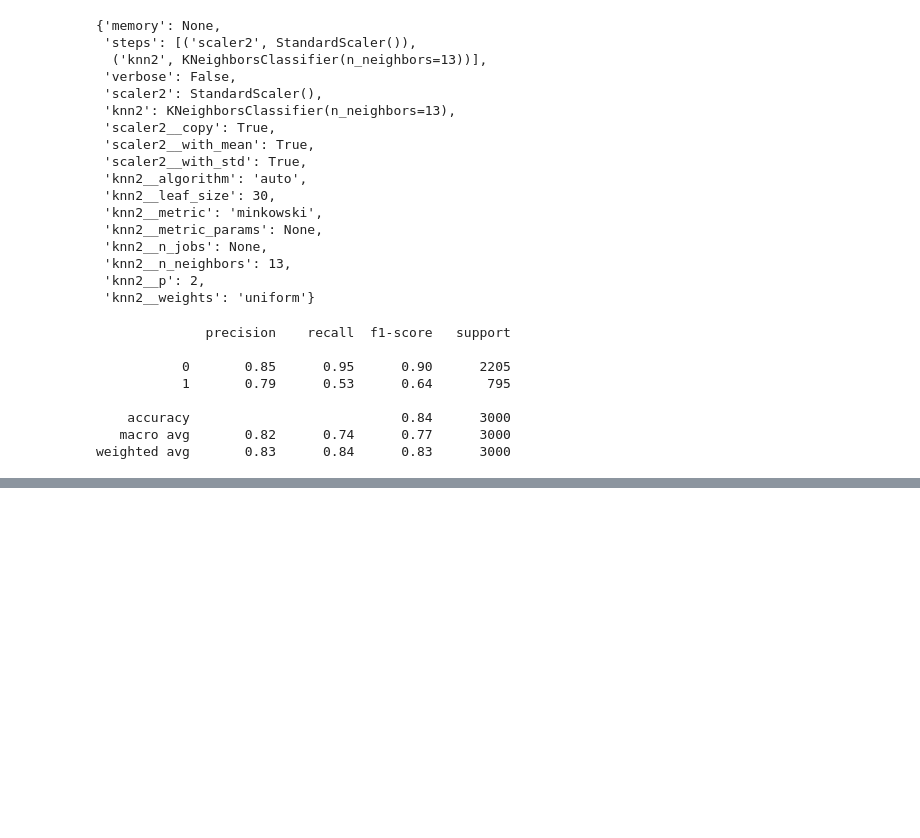
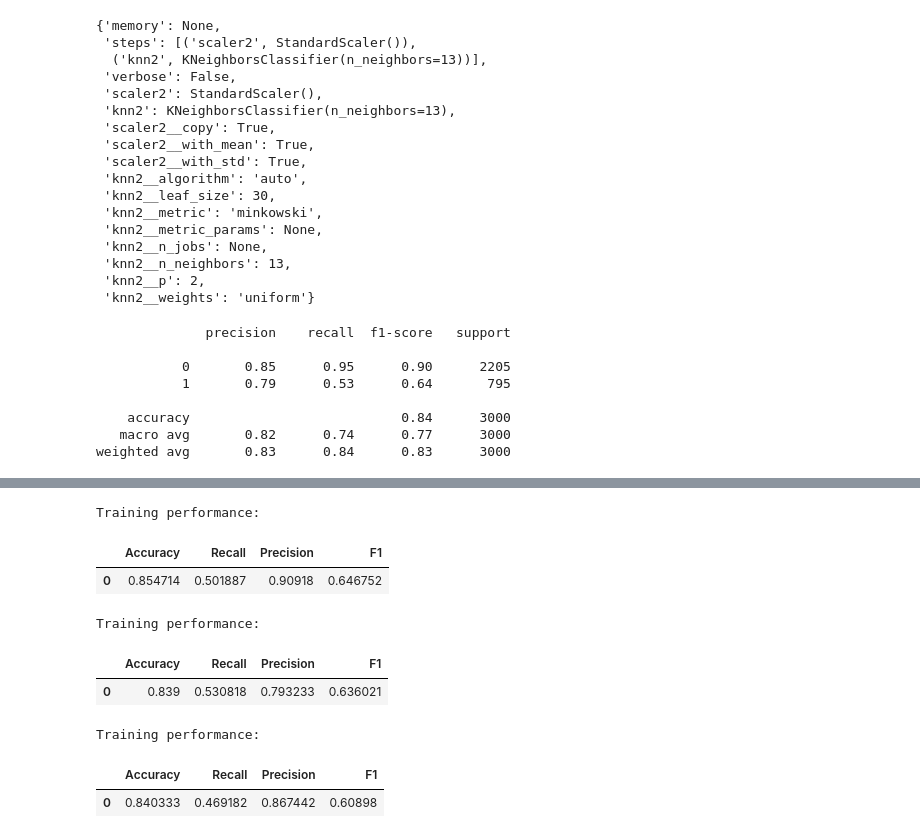
Before and after one commit to cfreeman22/data_mining_1_D209, a Jupyter notebook: D209_data_mining1_task1.ipynb, the cells around one changed output, grey strips where cells are left out. Drawn from its saved outputs; the diff is of its cells as text; code cells hidden in the pictures; blank space fills up the shorter version.

```diff
--- a/D209_data_mining1_task1.ipynb
+++ b/D209_data_mining1_task1.ipynb
@@ -509,0 +556,33 @@ weighted avg       0.83      0.84      0.83      3000
+# %%
+log_reg_model_train_perf = model_performance_classification_sklearn_with_threshold(
+    knn, scaled_X_train, y_train
+)
+
+print("Training performance:")
+log_reg_model_train_perf
+# %% [output]
+Training performance:
+|  | Accuracy | Recall | Precision | F1 |
+| 0 | 0.854714 | 0.501887 | 0.90918 | 0.646752 |
+# %%
+log_reg_model_train_perf = model_performance_classification_sklearn_with_threshold(
+    full_knn_cv_classifier, X_test, y_test
+)
+
+print("Training performance:")
+log_reg_model_train_perf
+# %% [output]
+Training performance:
+|  | Accuracy | Recall | Precision | F1 |
+| 0 | 0.839 | 0.530818 | 0.793233 | 0.636021 |
+# %%
+log_reg_model_train_perf = model_performance_classification_sklearn_with_threshold(
+    knn, scaled_X_test, y_test
+)
+
+print("Training performance:")
+log_reg_model_train_perf
+# %% [output]
+Training performance:
+|  | Accuracy | Recall | Precision | F1 |
+| 0 | 0.840333 | 0.469182 | 0.867442 | 0.60898 |
```
Also changed, not shown: parts of 2 cells of this notebook.
